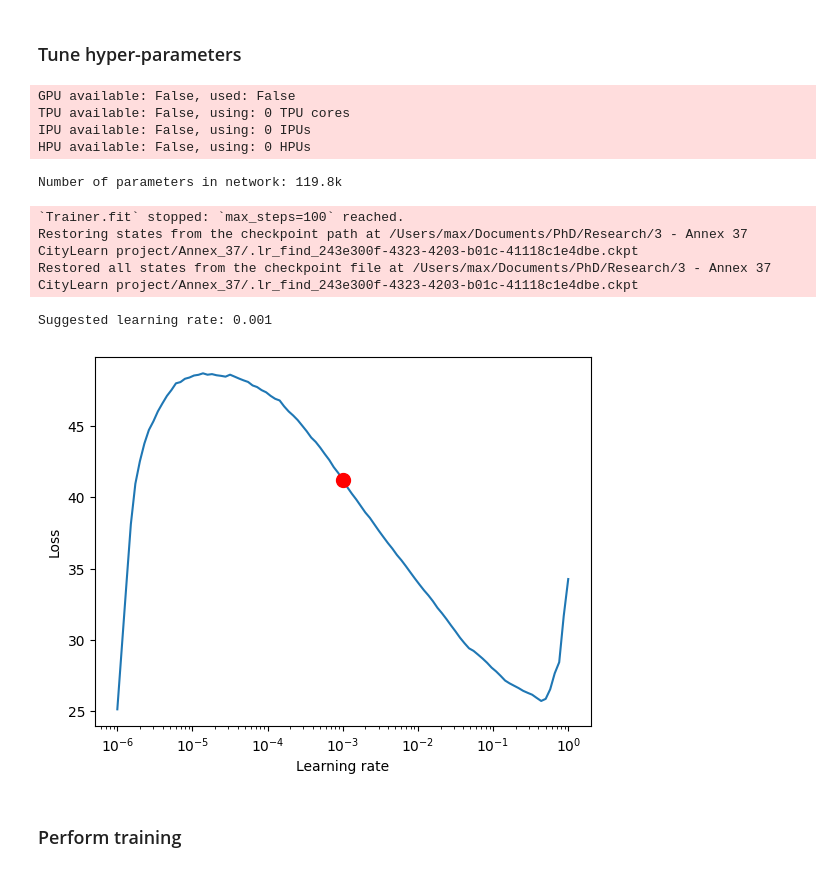
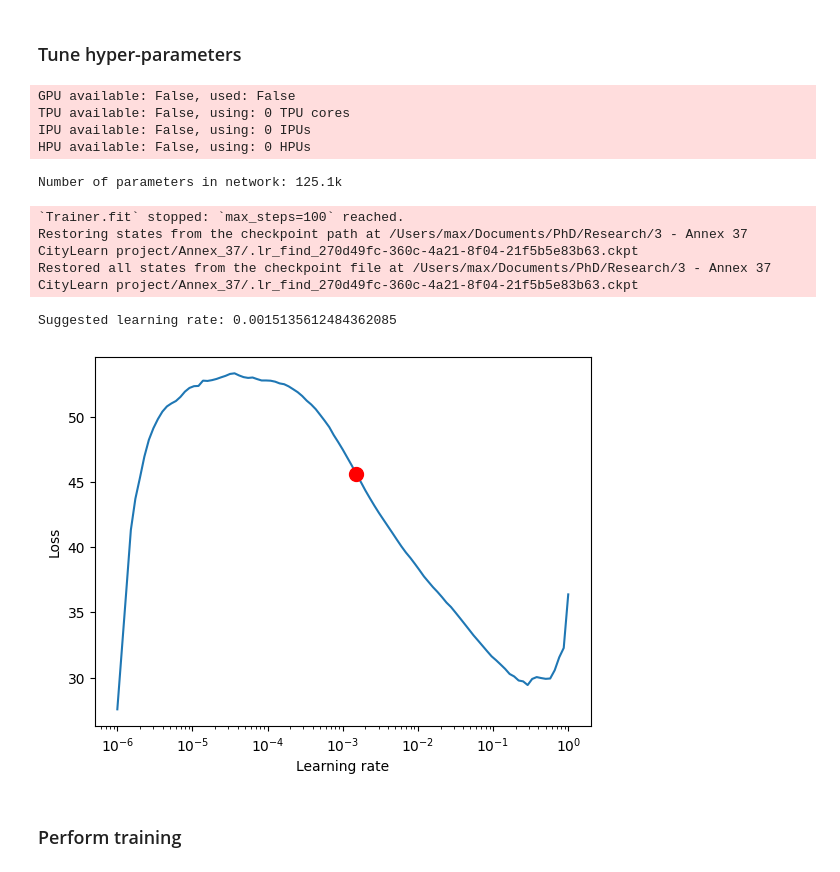
Before and after one commit to EECi/Annex_37, a Jupyter notebook: train_TFT.ipynb, the cells around one changed output. Cells and saved outputs as stored; diff of their text form; code cells hidden in the pictures.

Commit message:
Play with TFT training

```diff
--- a/train_TFT.ipynb
+++ b/train_TFT.ipynb
@@ -23,8 +24,10 @@ from pytorch_forecasting import TimeSeriesDataSet, TemporalFusionTransformer, Qu
 # load training dataset from CSV
 csv_fname = 'UCam_Building_5'
 dataset_dir = os.path.join('data','example') # dataset directory
-train_data = pd.read_csv(os.path.join(dataset_dir,'test',f'{csv_fname}.csv'))
-val_data = pd.read_csv(os.path.join(dataset_dir,'validate',f'{csv_fname}.csv'))
+train_data = pd.read_csv(os.path.join(dataset_dir,'test',f'{csv_fname}.csv'),usecols=['Month','Hour','Day Type','Daylight Savings Status','Equipment Electric Power [kWh]'])
+train_data['Outdoor Drybulb Temperature [C]'] = pd.read_csv(os.path.join(dataset_dir,'test','weather.csv'),usecols=['Outdoor Drybulb Temperature [C]'])
+val_data = pd.read_csv(os.path.join(dataset_dir,'validate',f'{csv_fname}.csv'),usecols=['Month','Hour','Day Type','Daylight Savings Status','Equipment Electric Power [kWh]'])
+val_data['Outdoor Drybulb Temperature [C]'] = pd.read_csv(os.path.join(dataset_dir,'validate','weather.csv'),usecols=['Outdoor Drybulb Temperature [C]'])
 # %%
 def reformat_df(df):
     df = df.rename_axis('time_idx').reset_index() # create column of indices to pass as time_idx to TimeSeriesDataSet - we have no missing values
@@ -85,7 +88,7 @@ training = TimeSeriesDataSet(
     time_varying_known_categoricals=['Month','Hour','Day Type','Daylight Savings Status'],
     #time_varying_known_reals=[ ... ],
     #time_varying_unknown_categoricals=[ ... ],
-    #time_varying_unknown_reals=[ ... ],
+    time_varying_unknown_reals=['Equipment Electric Power [kWh]','Outdoor Drybulb Temperature [C]'],
 )
 # %%
 # create validation dataset using the same normalization techniques as for the training dataset
@@ -108,9 +111,10 @@ Global seed set to 42
 # %%
 hparam_trainer = pl.Trainer(
     deterministic=True,
-    gpus=0,
+    #gpus=0,
+    max_epochs=100,
     gradient_clip_val=0.1, # clipping gradients is a hyperparameter and important to prevent divergance of the gradient for recurrent neural networks
-    logger=TensorBoardLogger(save_dir=os.path.join("lightning_logs","TFT-test"), name=f'{csv_fname}')
+    logger=TensorBoardLogger(save_dir=os.path.join("lightning_logs","TFT-test","lr_tuning"), name=f'{csv_fname}')
 )
 
 
@@ -139,26 +143,26 @@ GPU available: False, used: False
 TPU available: False, using: 0 TPU cores
 IPU available: False, using: 0 IPUs
 HPU available: False, using: 0 HPUs
-Number of parameters in network: 119.8k
+Number of parameters in network: 125.1k
 # %%
 # find optimal learning rate
-res = hparam_trainer.tuner.lr_find(
+res = Tuner(hparam_trainer).lr_find(
     tft,
     train_dataloaders=train_dataloader,
     val_dataloaders=val_dataloader,
     max_lr=1.0,
     min_lr=1e-6,
 )
 
 print(f"Suggested learning rate: {res.suggestion()}")
 fig = res.plot(show=True, suggest=True)
 fig.show()
 # %% [output]
 `Trainer.fit` stopped: `max_steps=100` reached.
-Restoring states from the checkpoint path at /Users/max/Documents/PhD/Research/3 - Annex 37 CityLearn project/Annex_37/.lr_find_243e300f-4323-4203-b01c-41118c1e4dbe.ckpt
-Restored all states from the checkpoint file at /Users/max/Documents/PhD/Research/3 - Annex 37 CityLearn project/Annex_37/.lr_find_243e300f-4323-4203-b01c-41118c1e4dbe.ckpt
+Restoring states from the checkpoint path at /Users/max/Documents/PhD/Research/3 - Annex 37 CityLearn project/Annex_37/.lr_find_270d49fc-360c-4a21-8f04-21f5b5e83b63.ckpt
+Restored all states from the checkpoint file at /Users/max/Documents/PhD/Research/3 - Annex 37 CityLearn project/Annex_37/.lr_find_270d49fc-360c-4a21-8f04-21f5b5e83b63.ckpt
-Suggested learning rate: 0.001
+Suggested learning rate: 0.0015135612484362085
-[figure, old version]
+[figure, new version]
 # %%
 from pytorch_forecasting.models.temporal_fusion_transformer.tuning import optimize_hyperparameters
 # %%
```
Also changed, not shown: parts of 13 cells of this notebook, 9 other files.
